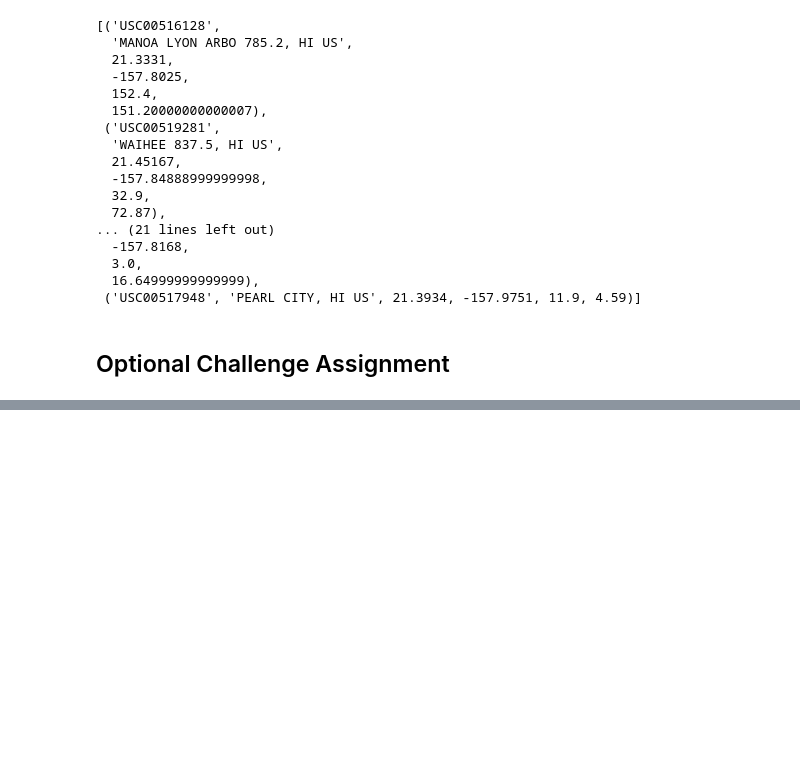
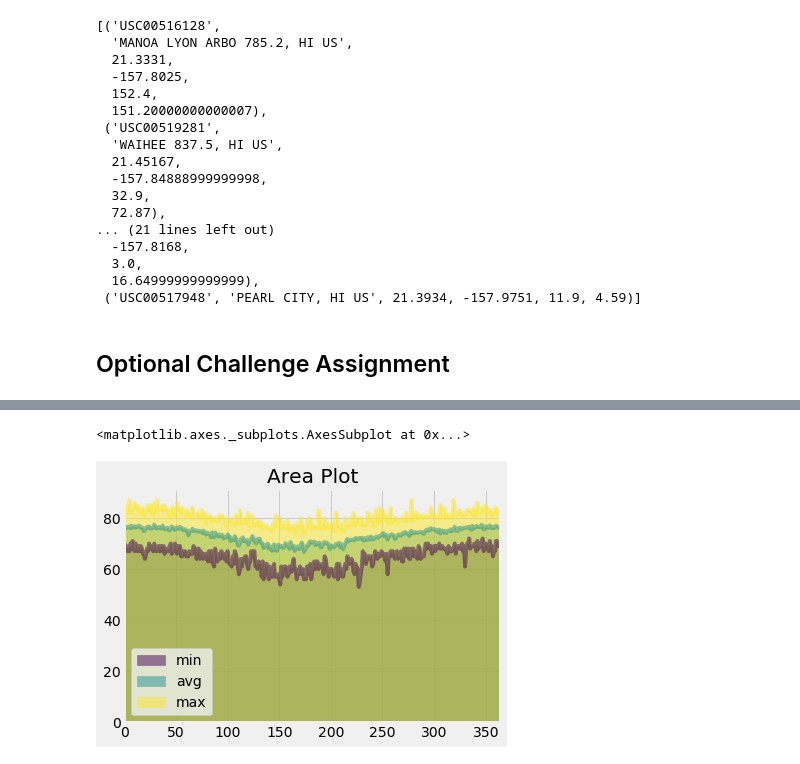
Before and after one commit to jpastell/DataAnalysisBootCamp, a Jupyter notebook: Python/sqlalchemy/climate_analysis.ipynb, the cells around one changed output, grey strips where cells are left out. Cells and saved outputs as stored; diff of their text form; code cells hidden in the pictures; blank space fills up the shorter version.

```diff
--- a/Python/sqlalchemy/climate_analysis.ipynb
+++ b/Python/sqlalchemy/climate_analysis.ipynb
@@ -299,9 +303,10 @@ daily_normals("01-01")
 # push each tuple of calculations into a list called `normals`
 
 # Set the start and end date of the trip
-
 # Use the start and end date to create a range of dates
-
+delta_days = last_date - start_date
+date_list = [start_date + relativedelta(days=+x) for x in range (0,delta_days.days)]
 # Stip off the year and save a list of %m-%d strings
-
 # Loop through the list of %m-%d strings and calculate the normals for each date
+normals = [ daily_normals(dates.strftime("%m-%d"))[0] for dates in date_list]
+normals
@@ -308,4 +331,10 @@ daily_normals("01-01")
 # %%
 # Load the previous query results into a Pandas DataFrame and add the `trip_dates` range as the `date` index
+normals_df = pd.DataFrame(normals, columns =['min', 'avg', 'max'])
 # %%
 # Plot the daily normals as an area plot with `stacked=False`
+normals_df.plot(kind='area', stacked=False, alpha=0.5, colormap='viridis',
+        title='Area Plot')
+# %% [output]
+<matplotlib.axes._subplots.AxesSubplot at 0x...>
+[figure, added]
```
Also changed, not shown: parts of 5 cells of this notebook.
